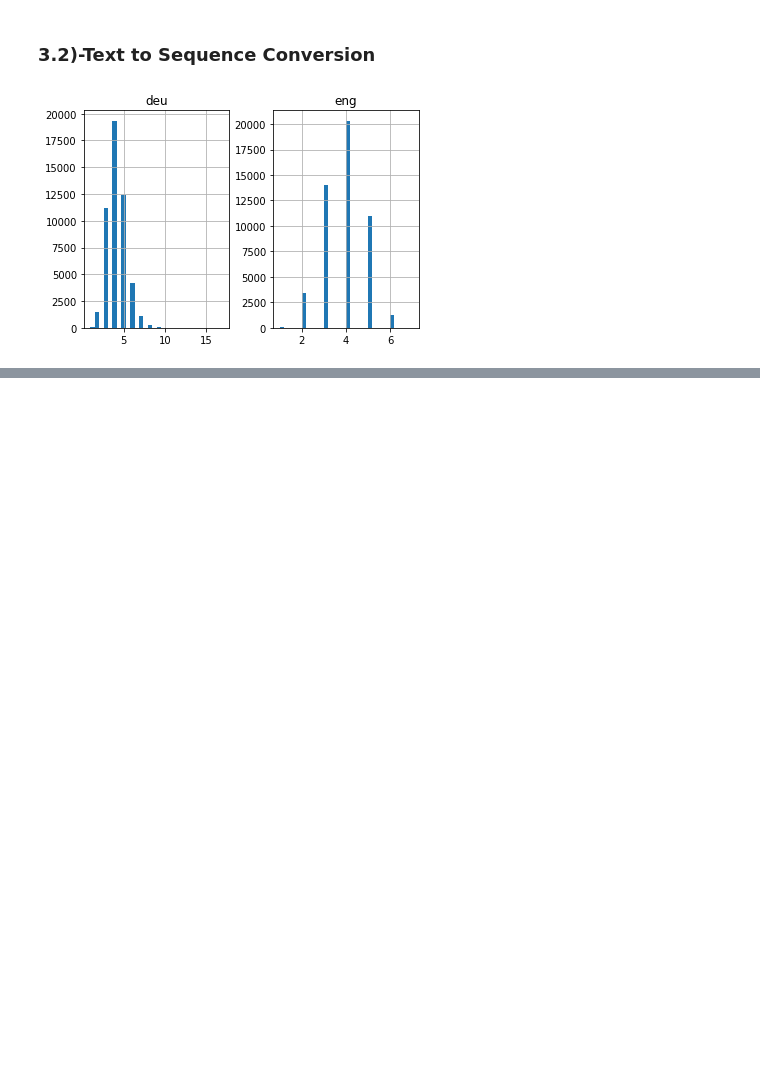
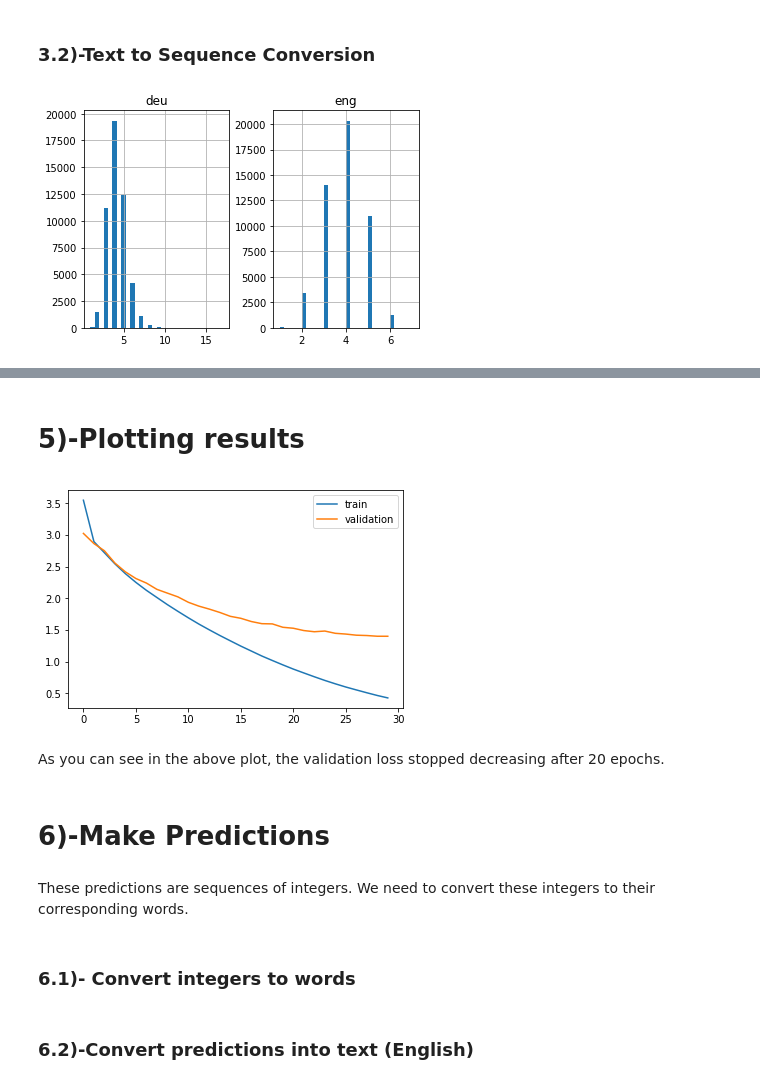
Before and after one commit to HassanSherwani/Machine_Translation, a Jupyter notebook: Basic.ipynb, the cells around one changed output, grey strips where cells are left out. Cells and saved outputs as stored; diff of their text form; code cells hidden in the pictures; blank space fills up the shorter version.

```diff
--- a/Basic.ipynb
+++ b/Basic.ipynb
@@ -95,0 +152,8 @@ plt.show()
+# %%
+# prepare training data
+trainX = encode_sequences(deu_tokenizer, deu_length, train[:, 1])
+trainY = encode_sequences(eng_tokenizer, eng_length, train[:, 0])
+
+# prepare validation data
+testX = encode_sequences(deu_tokenizer, deu_length, test[:, 1])
+testY = encode_sequences(eng_tokenizer, eng_length, test[:, 0])
@@ -95,0 +162,16 @@ plt.show()
+# %%
+ def build_model(in_vocab,out_vocab, in_timesteps,out_timesteps,n):
+      model = Sequential()
+      model.add(Embedding(in_vocab, n, input_length=in_timesteps,
+      mask_zero=True))
+      model.add(LSTM(n))
+      model.add(RepeatVector(out_timesteps))
+      model.add(LSTM(n, return_sequences=True))
+      model.add(Dense(out_vocab, activation='softmax'))
+      return model
+# %%
+# model compilation (with 512 hidden units)
+model = build_model(deu_vocab_size, eng_vocab_size, deu_length, eng_length, 512)
+
+rms = optimizers.RMSprop(lr=0.001)
+model.compile(optimizer=rms, loss='sparse_categorical_crossentropy')
@@ -95,0 +191,13 @@ plt.show()
+# %%
+filename = 'model.h1.24_jan_19'
+
+# set checkpoint
+checkpoint = ModelCheckpoint(filename, monitor='val_loss',
+                             verbose=1, save_best_only=True,
+                             mode='min')
+
+
+# train model
+history = model.fit(trainX, trainY.reshape(trainY.shape[0], trainY.shape[1], 1),
+                    epochs=30, batch_size=512, validation_split = 0.2,
+                    callbacks=[checkpoint], verbose=1)
@@ -95,0 +222,13 @@ plt.show()
+# %% [markdown]
+# 5)-Plotting results
+# %%
+plt.plot(history.history['loss'])
+plt.plot(history.history['val_loss'])
+plt.legend(['train','validation'])
+plt.show()
+# %% [output]
+[figure, added]
+# %% [markdown]
+As you can see in the above plot, the validation loss stopped decreasing after 20 epochs.
+# %% [markdown]
+# 6)-Make Predictions
@@ -95,0 +239,4 @@ plt.show()
+# %% [markdown]
+These predictions are sequences of integers. We need to convert these integers to their corresponding words.
+# %% [markdown]
+### 6.1)- Convert integers to words
@@ -95,0 +249,2 @@ plt.show()
+# %% [markdown]
+### 6.2)-Convert predictions into text (English)
```
Also changed, not shown: parts of 23 cells of this notebook.
